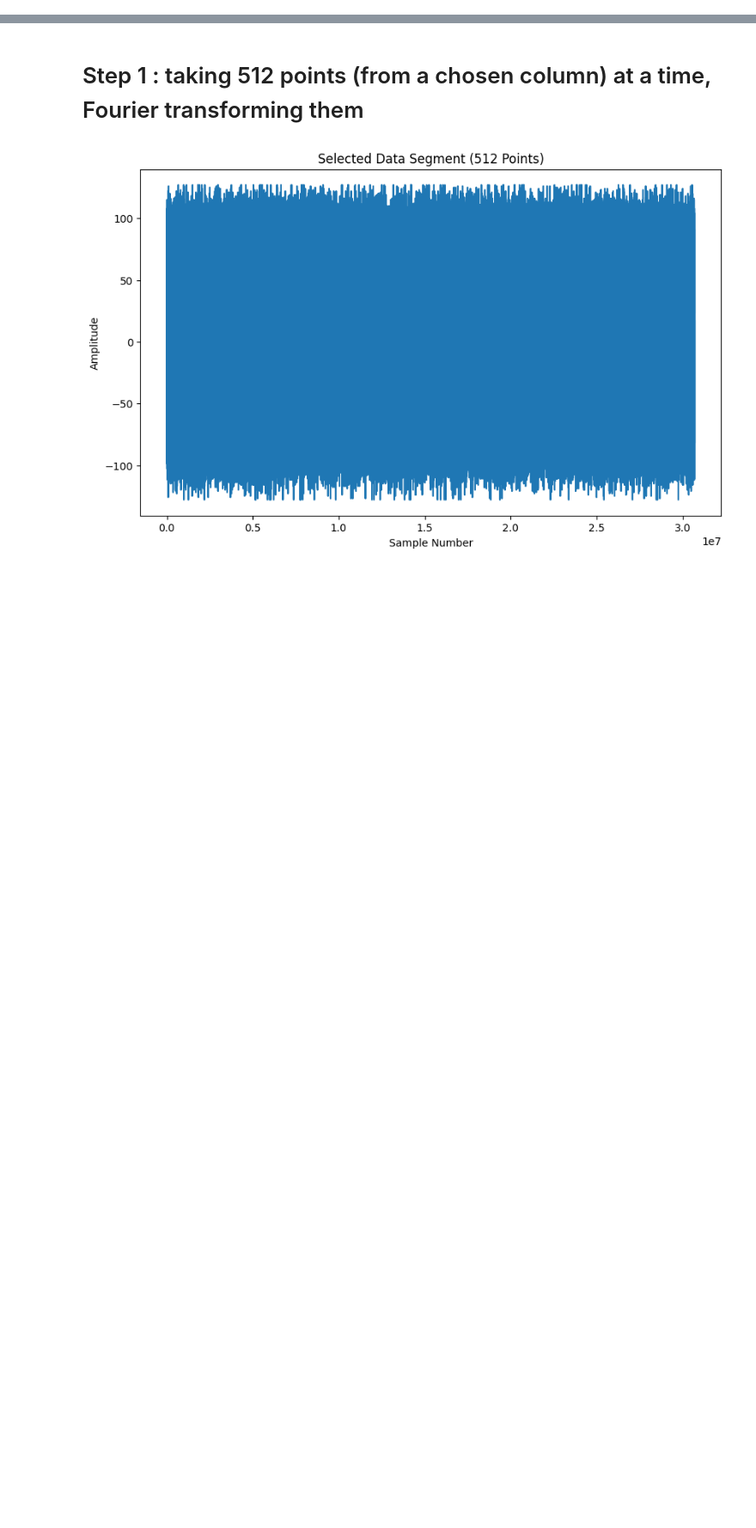
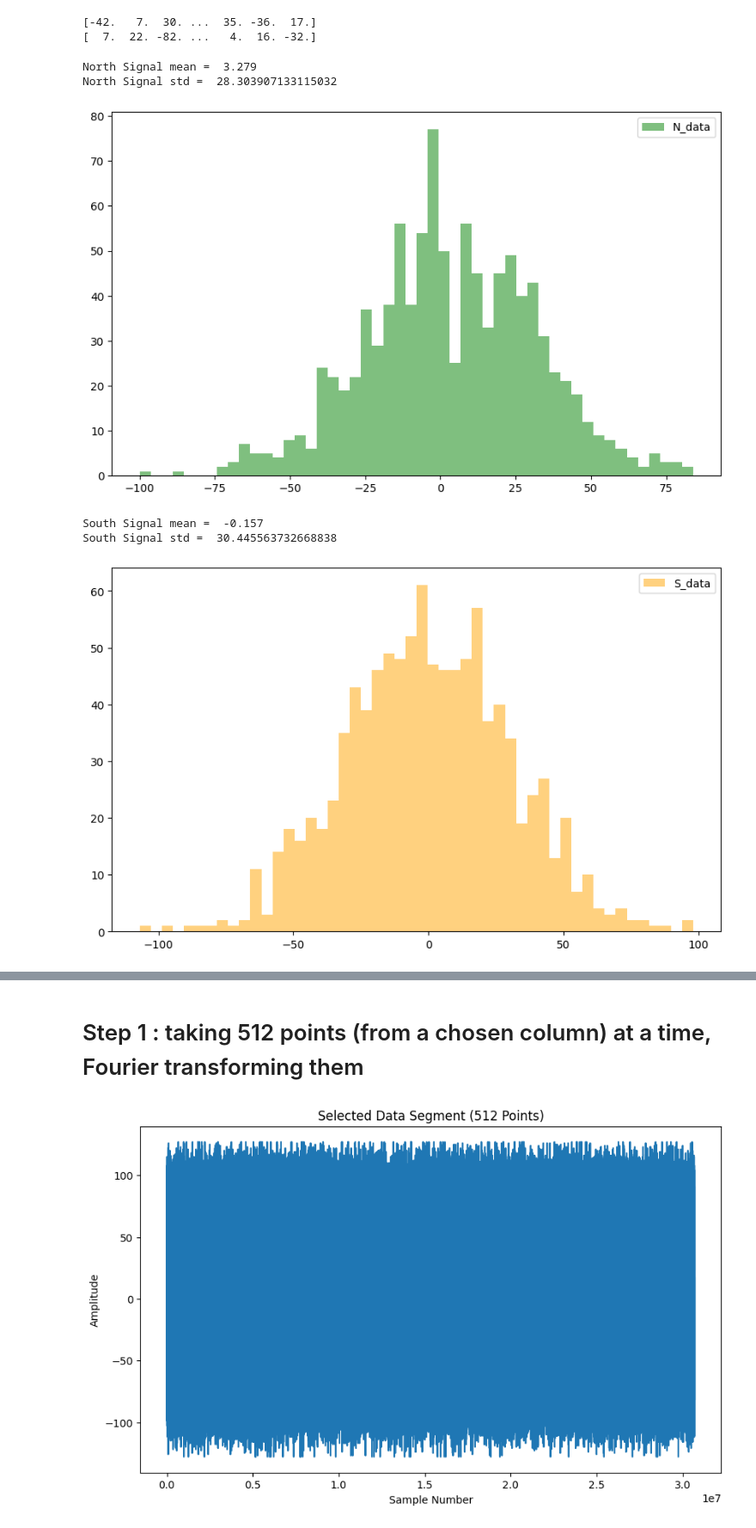
Before and after one commit to ashwin-r-k/PulsarAnalyticsKit, a Jupyter notebook: Notebooks/Notebook_Vele_Data.ipynb, the cells around one changed output, grey strips where cells are left out. Shown at 86% size. Saved outputs shown, nothing was run; the diff lists cells and outputs as text; code cells hidden in the pictures; blank space fills up the shorter version.

```diff
--- a/Notebooks/Notebook_Vele_Data.ipynb
+++ b/Notebooks/Notebook_Vele_Data.ipynb
@@ -12,8 +12,7 @@ import matplotlib.colors as colors
 #it has 2 colums with data N and South
 file_name = "../Data4Analysis/ch00_B0833-45_20150612_191438_010_4.txt"
 #file_name = "./Data4Analysis/ch00_B0833-45_20150612_191438_011/ch00_B0833-45_20150612_191438_011_3"
-
-data = np.loadtxt(file_name, skiprows=1, delimiter=' ')
+data = np.loadtxt(file_name, skiprows=1)
 
 # convert it into two arrays Noth and South
 N_data = data[:,0]
@@ -47,28 +46,38 @@ print(S_data)
 
 # print(f"Time = {len(N_data)/33}")
 # print(f"Time = {len(S_data)/33}")
+# %% [output]
+[-42.   7.  30. ...  35. -36.  17.]
+[  7.  22. -82. ...   4.  16. -32.]
 # %%
 #Randomely selecting a part of data
-N_Sample = rnd.sample(list(N_data), 100000)
-S_Sample = rnd.sample(list(S_data), 100000)
+N_Sample = rnd.sample(list(N_data), 1000)
+S_Sample = rnd.sample(list(S_data), 1000)
 
 #ploting histogram of data
 
 print("North Signal mean = ", np.mean(N_Sample))
 print("North Signal std = ", np.std(N_Sample))
 
 plt.figure(figsize=(10, 6))
-plt.hist(N_Sample, bins=200, alpha=0.5, color = 'green',label='N_data')
+plt.hist(N_Sample, bins=50, alpha=0.5, color = 'green',label='N_data')
 plt.legend(loc='upper right')
 plt.show()
 
 print("South Signal mean = ", np.mean(S_Sample))
 print("South Signal std = ", np.std(S_Sample))
 
 plt.figure(figsize=(10, 6))
-plt.hist(S_Sample, bins=200, alpha=0.5, color = 'orange',label='S_data')
+plt.hist(S_Sample, bins=50, alpha=0.5, color = 'orange',label='S_data')
 plt.legend(loc='upper right')
 plt.show()
+# %% [output]
+North Signal mean =  3.279
+North Signal std =  28.303907133115032
+[figure, added]
+South Signal mean =  -0.157
+South Signal std =  30.445563732668838
+[figure, added]
 # %%
 #Scalling the Data
 N_Scaled_Data = (N_data-np.mean(N_data))/np.std(N_data)
```
Also changed, not shown: parts of 5 cells of this notebook, 15 other files.
